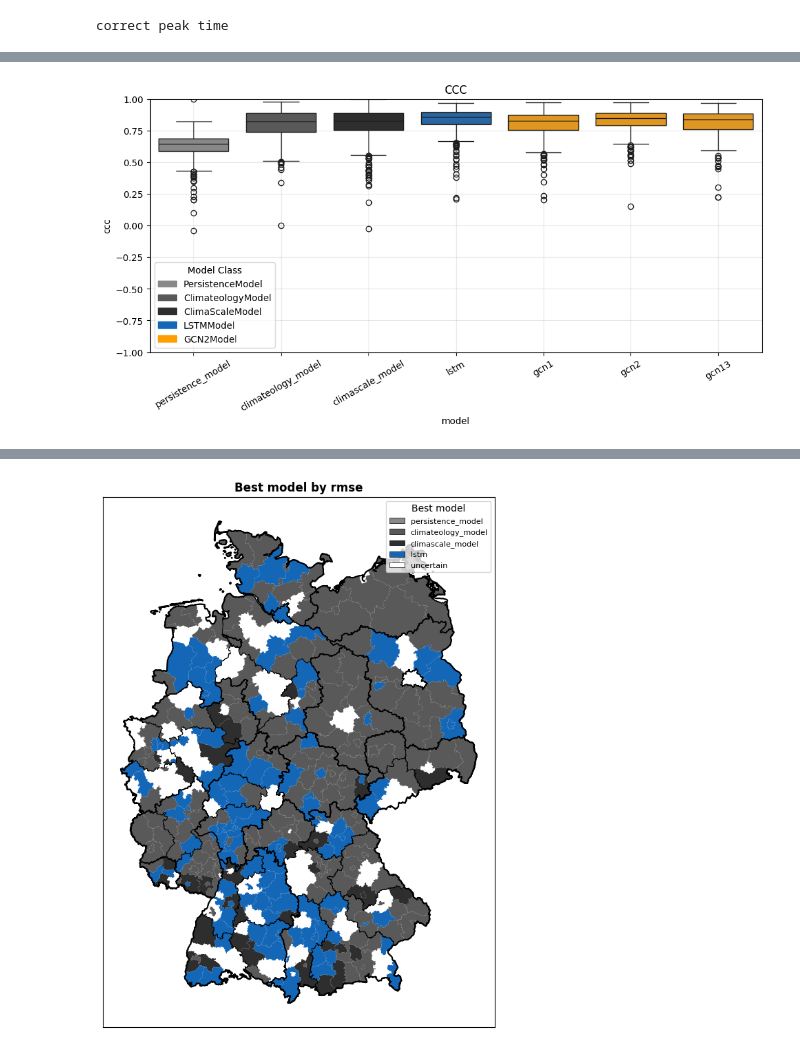
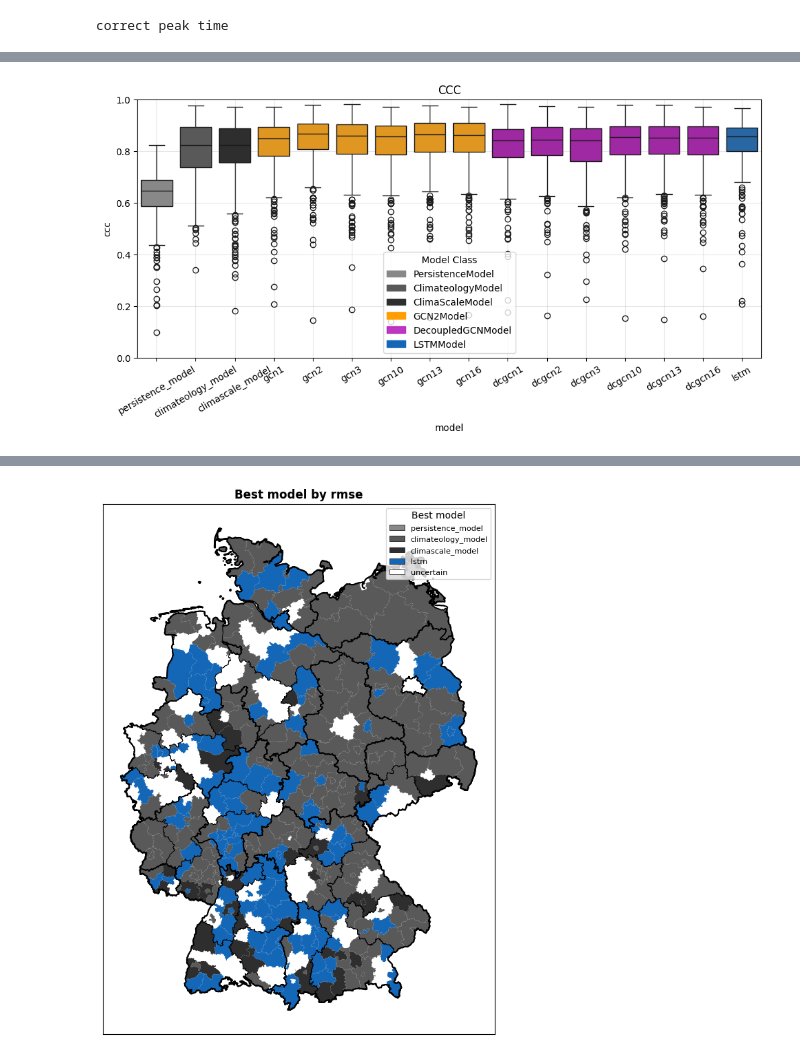
Before and after one commit to stends2001/infectious_disease_gnn, a Jupyter notebook: src/notebooks/4. vanilla deepmodels.ipynb, the cells around one changed output, grey strips where cells are left out. Cells and saved outputs as stored; diff of their text form; code cells hidden in the pictures.

```diff
--- a/src/notebooks/4. vanilla deepmodels.ipynb
+++ b/src/notebooks/4. vanilla deepmodels.ipynb
@@ -254,6 +472,9 @@ climascale.forecast()
 
 baseline_models = [persistence, climateology, climascale]
 # %%
-models = baseline_models + [lstm, gcn1, gcn2, gcn13]
+gcn_models = [gcn1, gcn2, gcn3, gcn10, gcn13, gcn16]
+dcgcn_models=[dcgcn1, dcgcn2, dcgcn3, dcgcn10, dcgcn13, dcgcn16]
+
+models = baseline_models + gcn_models + dcgcn_models + [lstm]
 
 model_evaluation = Evaluator(models).add_evaluation()
@@ -280,4 +481,4 @@ for ml in rolling_window['model'].unique():
-# %%
-model_evaluation.plotter.plot_metric(0,'test', 'ccc',plot_type = 'box', vmin = -1, vmax=1, log=False).show()
-# %% [output]
-[figure, removed]
+# %%
+model_evaluation.plotter.plot_metric(0,'test', 'ccc',plot_type = 'box', log=False, vmin = 0, vmax = 1).show()
+# %% [output]
+[figure, added]
```
Also changed, not shown: parts of 25 cells of this notebook, 7 other files.
